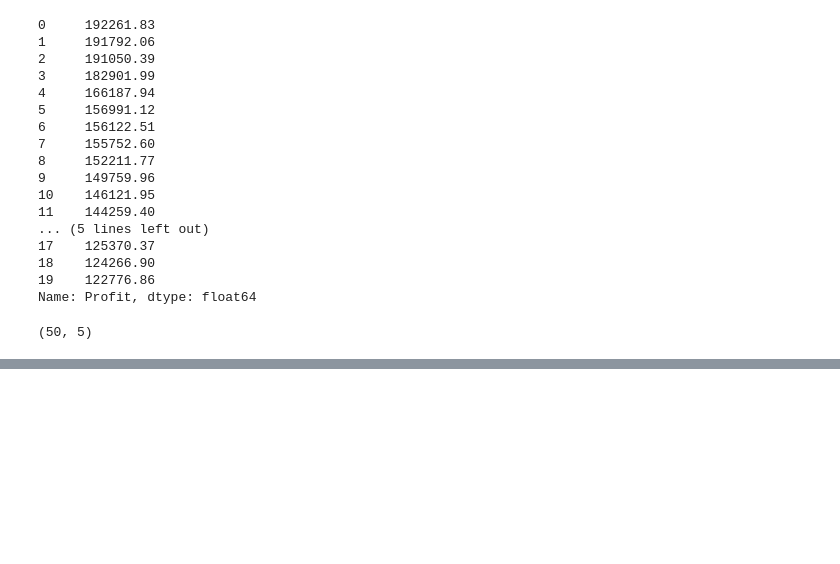
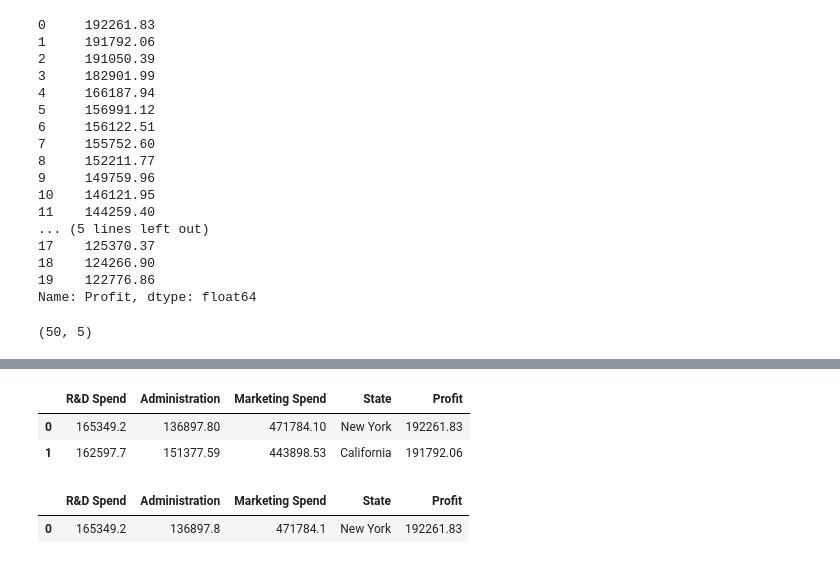
Before and after one commit to ibrahimediz/DeepLearningFundamentals, a Jupyter notebook: Egzersiz/Muhammed/01_01_Pandas.ipynb, the cells around one changed output, grey strips where cells are left out. Saved outputs shown, nothing was run; the diff lists cells and outputs as text; code cells hidden in the pictures; blank space fills up the shorter version.

```diff
--- a/Egzersiz/Muhammed/01_01_Pandas.ipynb
+++ b/Egzersiz/Muhammed/01_01_Pandas.ipynb
@@ -93,0 +114,11 @@ df.shape
+# %%
+df.head(2)
+# %% [output]
+|  | R&D Spend | Administration | Marketing Spend | State | Profit |
+| 0 | 165349.2 | 136897.80 | 471784.10 | New York | 192261.83 |
+| 1 | 162597.7 | 151377.59 | 443898.53 | California | 191792.06 |
+# %%
+df[(df["State"]=="New York") & (df["Profit"]>190000)]
+# %% [output]
+|  | R&D Spend | Administration | Marketing Spend | State | Profit |
+| 0 | 165349.2 | 136897.8 | 471784.1 | New York | 192261.83 |
```
Also changed, not shown: parts of 5 cells of this notebook, 18 other files.
